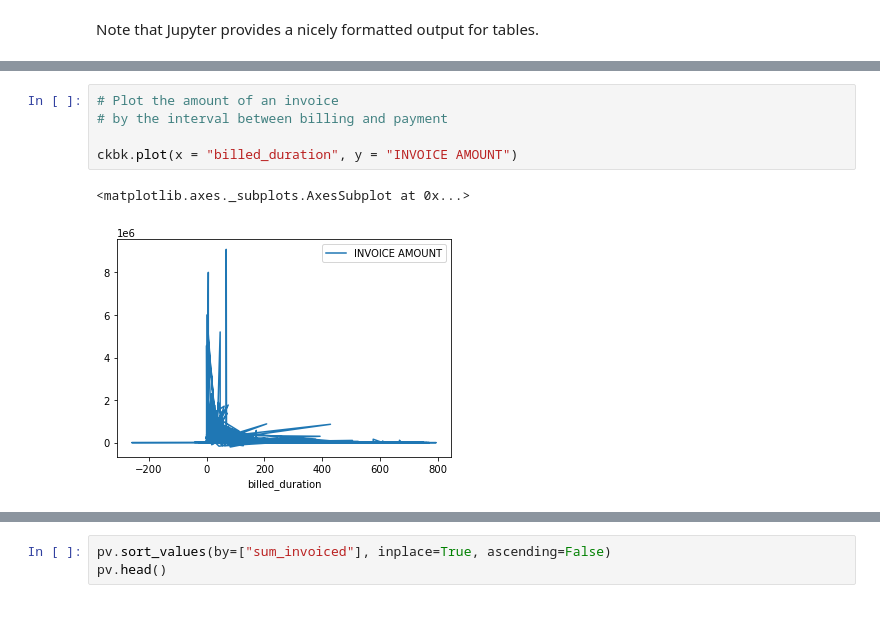
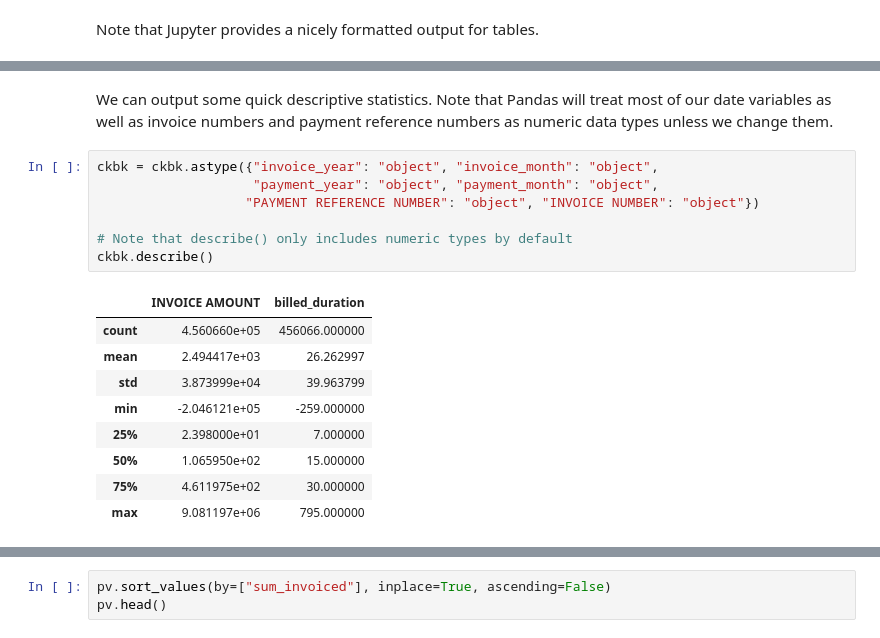
Before and after one commit to unmrds/cc-reproducibility-communication, a Jupyter notebook: 03-Jupyter-demo.ipynb, the cells around one changed output, grey strips where cells are left out. Cells and saved outputs as stored; diff of their text form.

```diff
--- a/03-Jupyter-demo.ipynb
+++ b/03-Jupyter-demo.ipynb
@@ -152,8 +161,19 @@ ckbk.describe()
-# %%
-# Plot the amount of an invoice
-# by the interval between billing and payment
-
-ckbk.plot(x = "billed_duration", y = "INVOICE AMOUNT")
-# %% [output]
-<matplotlib.axes._subplots.AxesSubplot at 0x...>
-[figure, removed]
+# %% [markdown]
+We can output some quick descriptive statistics. Note that Pandas will treat most of our date variables as well as invoice numbers and payment reference numbers as numeric data types unless we change them.
+# %%
+ckbk = ckbk.astype({"invoice_year": "object", "invoice_month": "object",
+                    "payment_year": "object", "payment_month": "object",
+                   "PAYMENT REFERENCE NUMBER": "object", "INVOICE NUMBER": "object"})
+
+# Note that describe() only includes numeric types by default
+ckbk.describe()
+# %% [output]
+|  | INVOICE AMOUNT | billed_duration |
+| count | 4.560660e+05 | 456066.000000 |
+| mean | 2.494417e+03 | 26.262997 |
+| std | 3.873999e+04 | 39.963799 |
+| min | -2.046121e+05 | -259.000000 |
+| 25% | 2.398000e+01 | 7.000000 |
+| 50% | 1.065950e+02 | 15.000000 |
+| 75% | 4.611975e+02 | 30.000000 |
+| max | 9.081197e+06 | 795.000000 |
```
Also changed, not shown: parts of 13 cells of this notebook.
